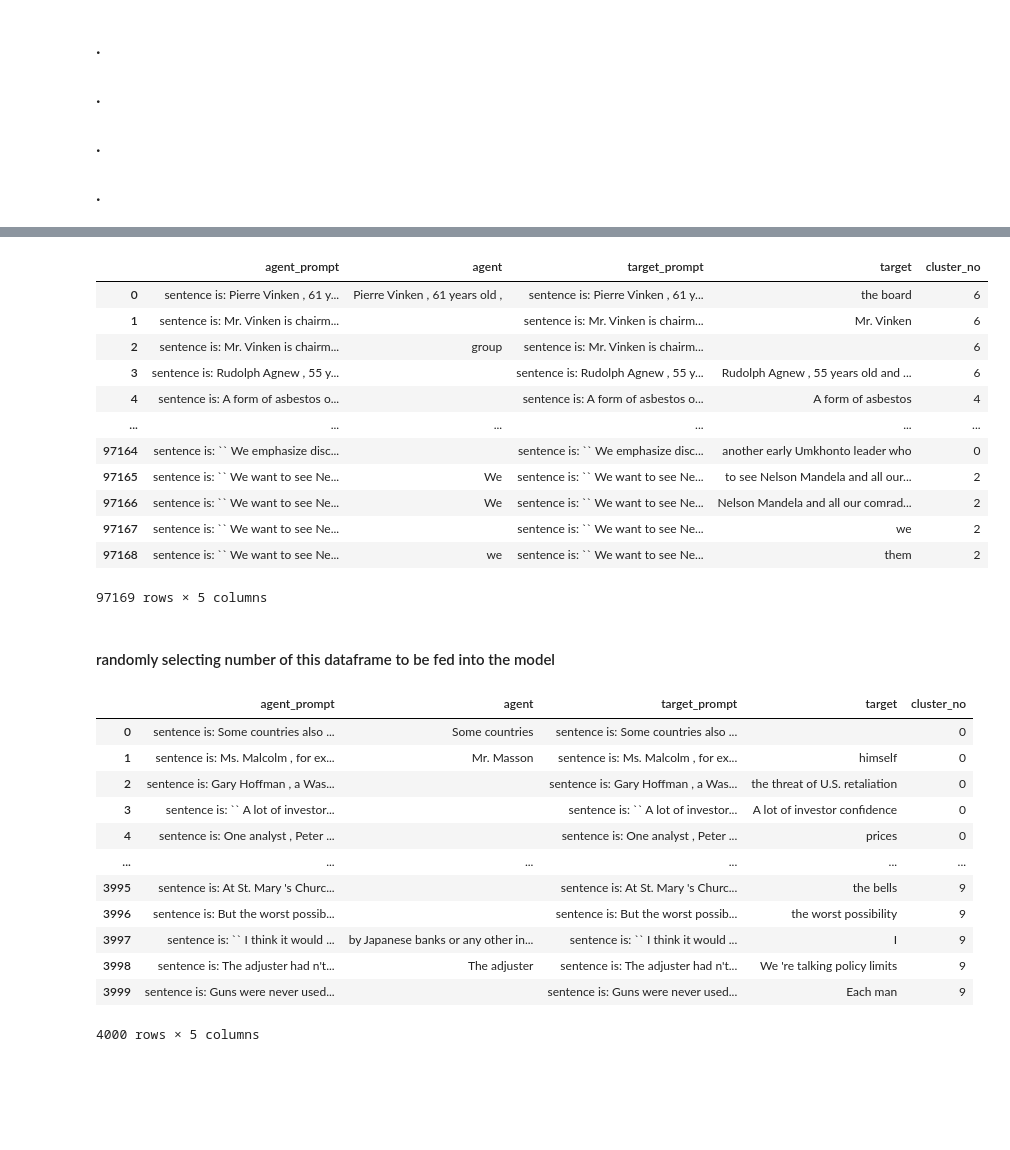
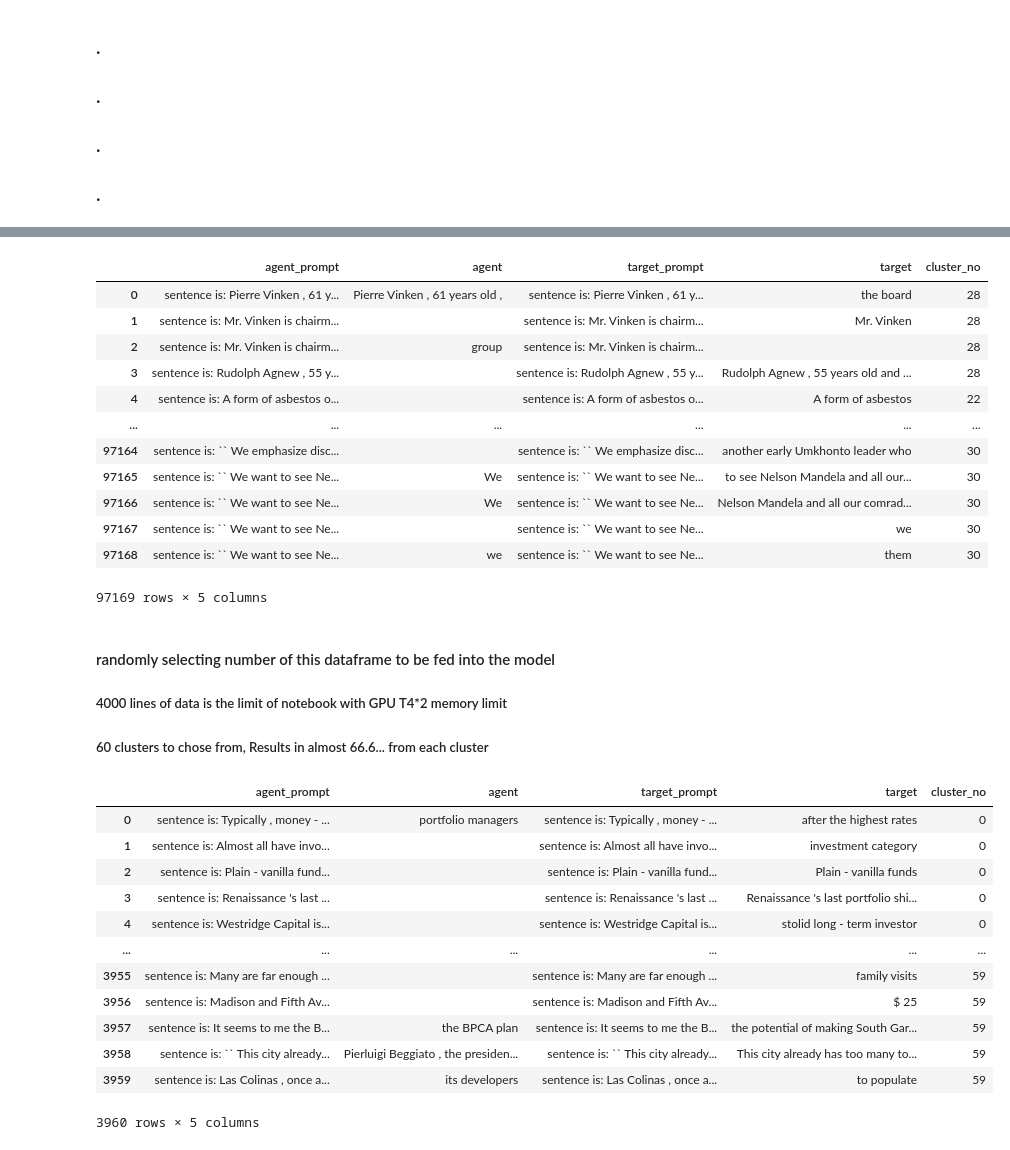
Before and after one commit to houman-nr/vigilant-umbrella, a Jupyter notebook: ORL_on_SRL_Multitask-Learning.ipynb, the cells around one changed output, grey strips where cells are left out. Saved outputs shown, nothing was run; the diff lists cells and outputs as text; code cells hidden in the pictures; blank space fills up the shorter version.

Commit message:
Multitask_Learning | fold[0,] | 66 of 60 clusters SRL

```diff
--- a/ORL_on_SRL_Multitask-Learning.ipynb
+++ b/ORL_on_SRL_Multitask-Learning.ipynb
@@ -41,7 +41,7 @@ MAX_LABEL_LENGTH = 8
 MODEL_LINK = "google/flan-t5-small"
 FOLD_NUMBER = 0
 SEED = 0
-srl_data_link = '/kaggle/input/srl-w-cluster-number103k/Clustered Dataset.csv'
+srl_data_link = '/kaggle/input/srl-w-cluster-number103k/SRL_Dataset_With_60_Clusters-Similarity.csv'
 # %%
 def set_seed():
     random.seed(SEED)
@@ -453,20 +453,23 @@ srl_df = pd.DataFrame({'agent_prompt': agent_prompts, 'agent': agents, 'target_p
 srl_df
 # %% [output]
 |  | agent_prompt | agent | target_prompt | target | cluster_no |
-| 0 | sentence is: Pierre Vinken , 61 y... | Pierre Vinken , 61 years old , | sentence is: Pierre Vinken , 61 y... | the board | 6 |
-| 1 | sentence is: Mr. Vinken is chairm... |  | sentence is: Mr. Vinken is chairm... | Mr. Vinken | 6 |
-| 2 | sentence is: Mr. Vinken is chairm... | group | sentence is: Mr. Vinken is chairm... |  | 6 |
-| 3 | sentence is: Rudolph Agnew , 55 y... |  | sentence is: Rudolph Agnew , 55 y... | Rudolph Agnew , 55 years old and ... | 6 |
-| 4 | sentence is: A form of asbestos o... |  | sentence is: A form of asbestos o... | A form of asbestos | 4 |
+| 0 | sentence is: Pierre Vinken , 61 y... | Pierre Vinken , 61 years old , | sentence is: Pierre Vinken , 61 y... | the board | 28 |
+| 1 | sentence is: Mr. Vinken is chairm... |  | sentence is: Mr. Vinken is chairm... | Mr. Vinken | 28 |
+| 2 | sentence is: Mr. Vinken is chairm... | group | sentence is: Mr. Vinken is chairm... |  | 28 |
+| 3 | sentence is: Rudolph Agnew , 55 y... |  | sentence is: Rudolph Agnew , 55 y... | Rudolph Agnew , 55 years old and ... | 28 |
+| 4 | sentence is: A form of asbestos o... |  | sentence is: A form of asbestos o... | A form of asbestos | 22 |
 | ... | ... | ... | ... | ... | ... |
-| 97164 | sentence is: `` We emphasize disc... |  | sentence is: `` We emphasize disc... | another early Umkhonto leader who | 0 |
-| 97165 | sentence is: `` We want to see Ne... | We | sentence is: `` We want to see Ne... | to see Nelson Mandela and all our... | 2 |
-| 97166 | sentence is: `` We want to see Ne... | We | sentence is: `` We want to see Ne... | Nelson Mandela and all our comrad... | 2 |
-| 97167 | sentence is: `` We want to see Ne... |  | sentence is: `` We want to see Ne... | we | 2 |
-| 97168 | sentence is: `` We want to see Ne... | we | sentence is: `` We want to see Ne... | them | 2 |
+| 97164 | sentence is: `` We emphasize disc... |  | sentence is: `` We emphasize disc... | another early Umkhonto leader who | 30 |
+| 97165 | sentence is: `` We want to see Ne... | We | sentence is: `` We want to see Ne... | to see Nelson Mandela and all our... | 30 |
+| 97166 | sentence is: `` We want to see Ne... | We | sentence is: `` We want to see Ne... | Nelson Mandela and all our comrad... | 30 |
+| 97167 | sentence is: `` We want to see Ne... |  | sentence is: `` We want to see Ne... | we | 30 |
+| 97168 | sentence is: `` We want to see Ne... | we | sentence is: `` We want to see Ne... | them | 30 |
 97169 rows × 5 columns
 # %% [markdown]
 #### randomly selecting number of this dataframe to be fed into the model
+
+##### 4000 lines of data is the limit of notebook with GPU T4*2 memory limit
+##### 60 clusters to chose from, Results in almost 66.6... from each cluster
 # %%
 def random_sample_df(df, num_rows, SEED=None):
     # Check if num_rows is larger than the available number of rows in the DataFrame
@@ -480,46 +483,46 @@ def random_sample_df(df, num_rows, SEED=None):
 def random_sample_from_all_clusters(df, num_rows_per_cluster, cluster_column, SEED=None):
     # Check if the cluster_column exists in the DataFrame
     if cluster_column not in df.columns:
         raise ValueError(f"Column '{cluster_column}' not found in DataFrame.")
 
     # Create an empty list to hold the sampled data for each cluster
     sampled_dfs = []
 
     # Group the DataFrame by the cluster column
     grouped = df.groupby(cluster_column)
 
     # Iterate over each cluster and sample rows
     for cluster, group in grouped:
         # Check if the group has enough rows to sample
         if len(group) < num_rows_per_cluster:
             raise ValueError(f"Cluster '{cluster}' has only {len(group)} rows, but {num_rows_per_cluster} were requested.")
 
         # Sample the rows from the current cluster
         sampled_group = group.sample(n=num_rows_per_cluster, random_state=SEED)
         sampled_dfs.append(sampled_group)
 
     # Concatenate the sampled DataFrames for each cluster
     sampled_df = pd.concat(sampled_dfs).reset_index(drop=True)
 
     return sampled_df
 
 
-srl_train_nk = random_sample_from_all_clusters(srl_df, 400, 'cluster_no', SEED)
+srl_train_nk = random_sample_from_all_clusters(srl_df, 66, 'cluster_no', SEED)
 srl_train_nk
 # %% [output]
 |  | agent_prompt | agent | target_prompt | target | cluster_no |
-| 0 | sentence is: Some countries also ... | Some countries | sentence is: Some countries also ... |  | 0 |
-| 1 | sentence is: Ms. Malcolm , for ex... | Mr. Masson | sentence is: Ms. Malcolm , for ex... | himself | 0 |
-| 2 | sentence is: Gary Hoffman , a Was... |  | sentence is: Gary Hoffman , a Was... | the threat of U.S. retaliation | 0 |
-| 3 | sentence is: `` A lot of investor... |  | sentence is: `` A lot of investor... | A lot of investor confidence | 0 |
-| 4 | sentence is: One analyst , Peter ... |  | sentence is: One analyst , Peter ... | prices | 0 |
+| 0 | sentence is: Typically , money - ... | portfolio managers | sentence is: Typically , money - ... | after the highest rates | 0 |
+| 1 | sentence is: Almost all have invo... |  | sentence is: Almost all have invo... | investment category | 0 |
+| 2 | sentence is: Plain - vanilla fund... |  | sentence is: Plain - vanilla fund... | Plain - vanilla funds | 0 |
+| 3 | sentence is: Renaissance 's last ... |  | sentence is: Renaissance 's last ... | Renaissance 's last portfolio shi... | 0 |
+| 4 | sentence is: Westridge Capital is... |  | sentence is: Westridge Capital is... | stolid long - term investor | 0 |
 | ... | ... | ... | ... | ... | ... |
-| 3995 | sentence is: At St. Mary 's Churc... |  | sentence is: At St. Mary 's Churc... | the bells | 9 |
-| 3996 | sentence is: But the worst possib... |  | sentence is: But the worst possib... | the worst possibility | 9 |
-| 3997 | sentence is: `` I think it would ... | by Japanese banks or any other in... | sentence is: `` I think it would ... | I | 9 |
-| 3998 | sentence is: The adjuster had n't... | The adjuster | sentence is: The adjuster had n't... | We 're talking policy limits | 9 |
-| 3999 | sentence is: Guns were never used... |  | sentence is: Guns were never used... | Each man | 9 |
+| 3955 | sentence is: Many are far enough ... |  | sentence is: Many are far enough ... | family visits | 59 |
+| 3956 | sentence is: Madison and Fifth Av... |  | sentence is: Madison and Fifth Av... | $ 25 | 59 |
+| 3957 | sentence is: It seems to me the B... | the BPCA plan | sentence is: It seems to me the B... | the potential of making South Gar... | 59 |
+| 3958 | sentence is: `` This city already... | Pierluigi Beggiato , the presiden... | sentence is: `` This city already... | This city already has too many to... | 59 |
+| 3959 | sentence is: Las Colinas , once a... | its developers | sentence is: Las Colinas , once a... | to populate | 59 |
-4000 rows × 5 columns
+3960 rows × 5 columns
 # %%
 def combine_and_shuffle(df1, df2, SEED=None):
     """
```
Also changed, not shown: parts of 5 cells of this notebook.
